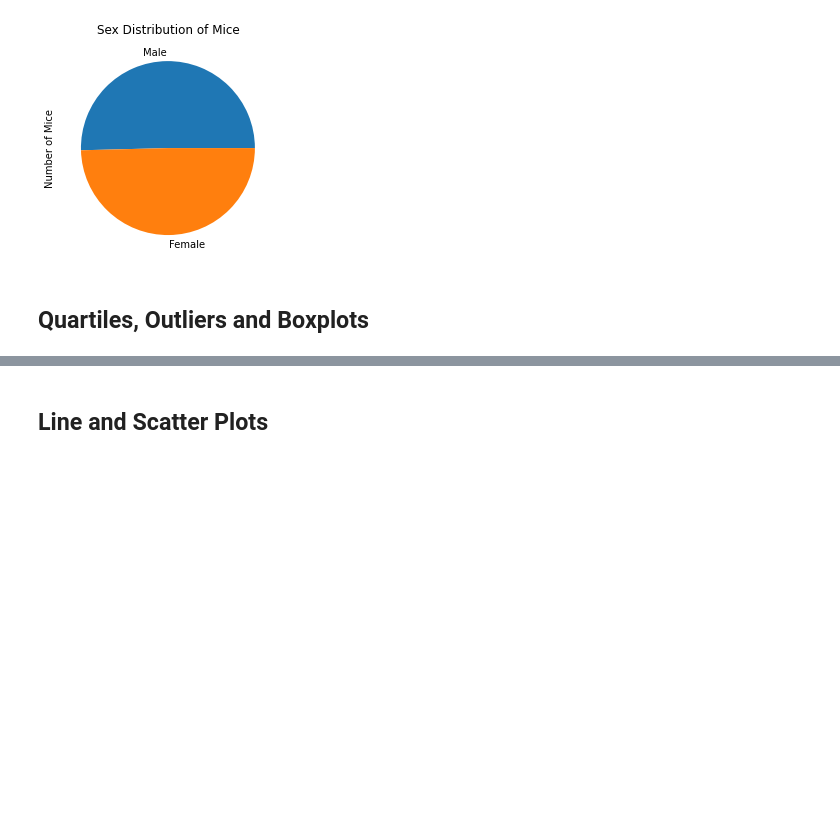
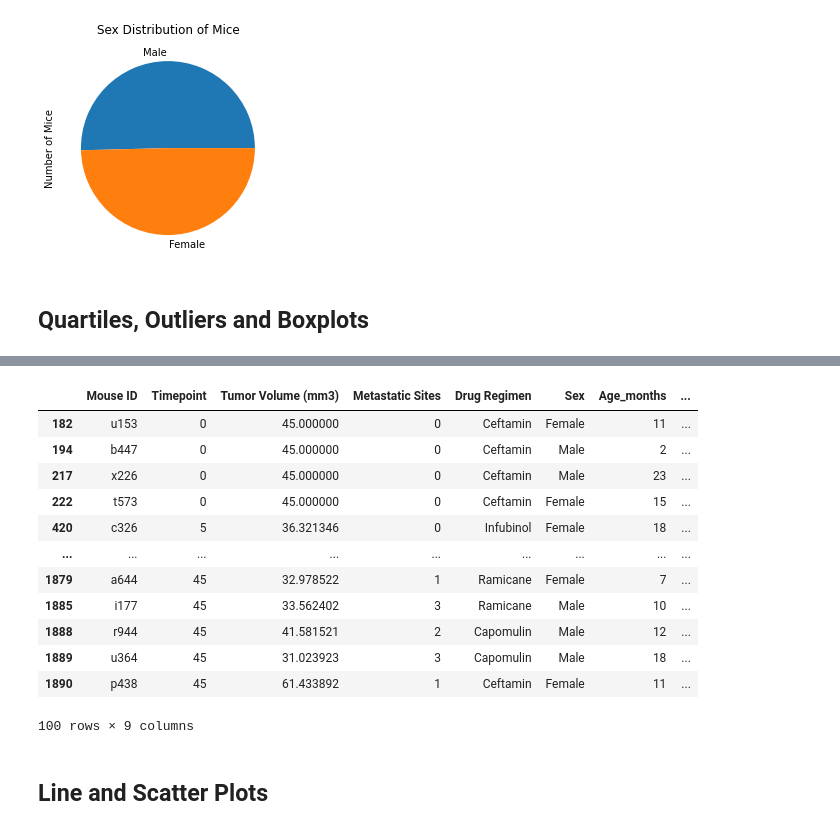
Before and after one commit to leah-handel/Cancer-Treatment-Analysis, a Jupyter notebook: pymaceuticals_starter.ipynb, the cells around one changed output, grey strips where cells are left out. Saved outputs shown, nothing was run; the diff lists cells and outputs as text; code cells hidden in the pictures; blank space fills up the shorter version.

Commit message:
created dataframe of final timepoints of 4 promising treatments

```diff
--- a/pymaceuticals_starter.ipynb
+++ b/pymaceuticals_starter.ipynb
@@ -246,0 +265,3 @@ Text(0, 0.5, 'Number of Mice')
+# %%
+last_measurement_promising = last_measurement_promising[["Timepoint"]]
+last_measurement_promising.head()
@@ -246,0 +276,3 @@ Text(0, 0.5, 'Number of Mice')
+# %%
+last_measurement_promising = last_measurement_promising.rename(columns={"Timepoint": "Last Timepoint"})
+last_measurement_promising.head()
@@ -247,11 +287,25 @@ Text(0, 0.5, 'Number of Mice')
 # %%
-# Calculate the final tumor volume of each mouse across four of the treatment regimens:
-# Capomulin, Ramicane, Infubinol, and Ceftamin
-
-# Start by getting the last (greatest) timepoint for each mouse
-
-
 # Merge this group df with the original dataframe to get the tumor volume at the last timepoint
+promising = promising.join(last_measurement_promising, on="Mouse ID", how="left")
+# %%
+promising_final_results = promising.loc[promising["Timepoint"] == promising["Last Timepoint"] ,:]
+# %%
+promising_final_results
+#Why did some mice only get measured at Timepoint 0?? Actually True??
+# %% [output]
+|  | Mouse ID | Timepoint | Tumor Volume (mm3) | Metastatic Sites | Drug Regimen | Sex | Age_months | ... |
+| 182 | u153 | 0 | 45.000000 | 0 | Ceftamin | Female | 11 | ... |
+| 194 | b447 | 0 | 45.000000 | 0 | Ceftamin | Male | 2 | ... |
+| 217 | x226 | 0 | 45.000000 | 0 | Ceftamin | Male | 23 | ... |
+| 222 | t573 | 0 | 45.000000 | 0 | Ceftamin | Female | 15 | ... |
+| 420 | c326 | 5 | 36.321346 | 0 | Infubinol | Female | 18 | ... |
+| ... | ... | ... | ... | ... | ... | ... | ... | ... |
+| 1879 | a644 | 45 | 32.978522 | 1 | Ramicane | Female | 7 | ... |
+| 1885 | i177 | 45 | 33.562402 | 3 | Ramicane | Male | 10 | ... |
+| 1888 | r944 | 45 | 41.581521 | 2 | Capomulin | Male | 12 | ... |
+| 1889 | u364 | 45 | 31.023923 | 3 | Capomulin | Male | 18 | ... |
+| 1890 | p438 | 45 | 61.433892 | 1 | Ceftamin | Female | 11 | ... |
+100 rows × 9 columns
 # %%
 # Put treatments into a list for for loop (and later for plot labels)
 
```
Also changed, not shown: parts of 5 cells of this notebook.
